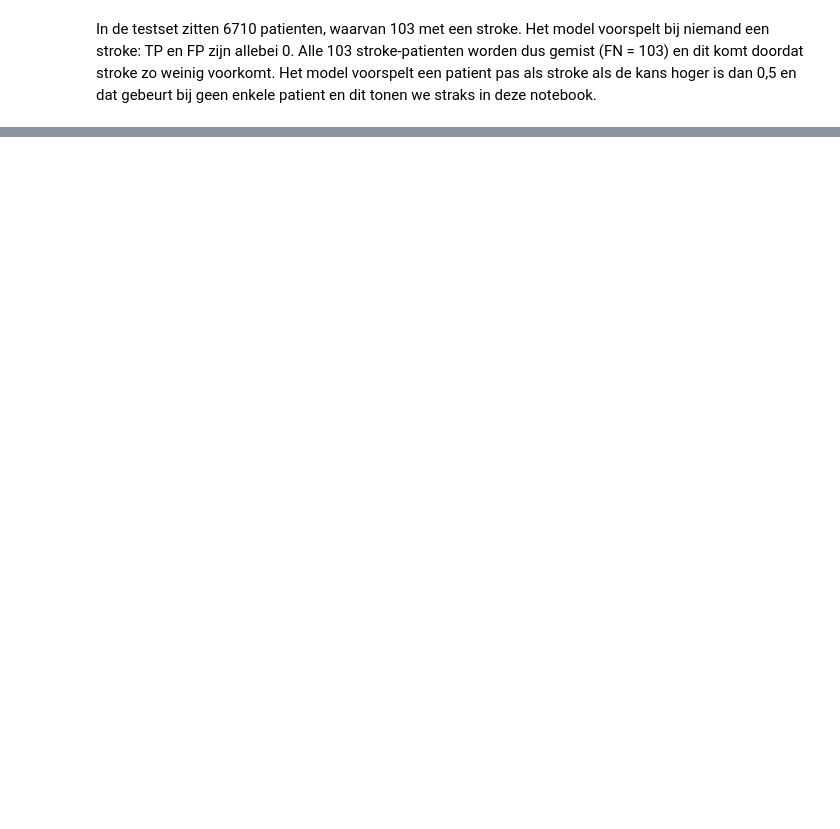
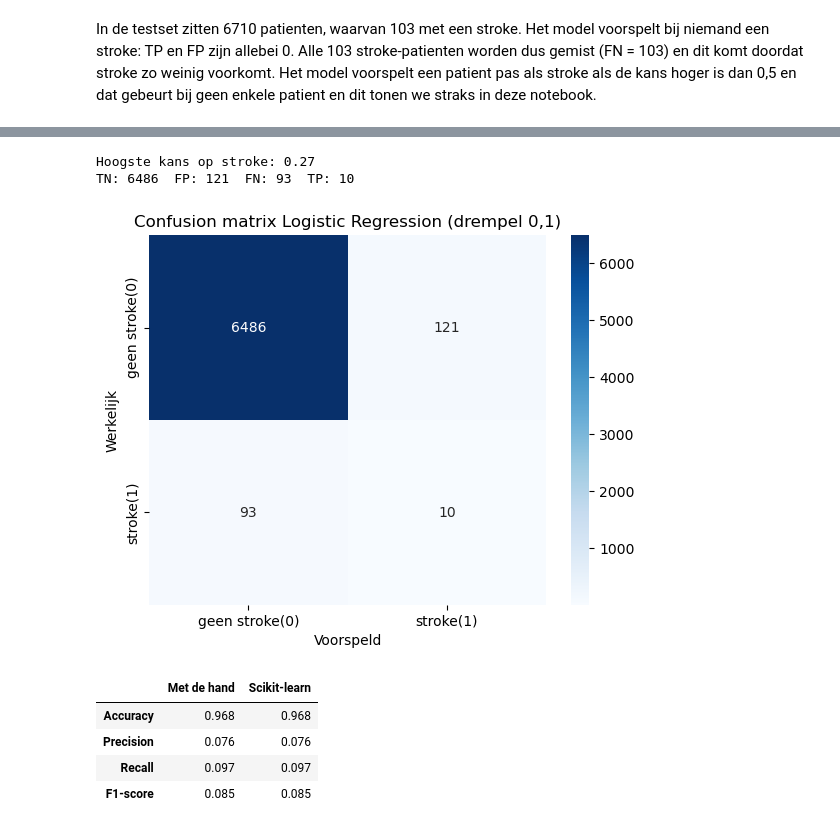
Before and after one commit to AlishaSR2k5/Machine-Learning-Portfolio-1, a Jupyter notebook: portfolio_opdracht_stroke.ipynb, the cells around one changed output, grey strips where cells are left out. Drawn from its saved outputs; the diff is of its cells as text; code cells hidden in the pictures; blank space fills up the shorter version.

```diff
--- a/portfolio_opdracht_stroke.ipynb
+++ b/portfolio_opdracht_stroke.ipynb
@@ -512,0 +592,30 @@ In de testset zitten 6710 patienten, waarvan 103 met een stroke. Het model voors
+# %%
+# hoogste kans op stroke die het model aan een patient geeft
+print("Hoogste kans op stroke:", round(y_kans.max(), 3))
+
+# drempel verlagen van 0,5 naar 0,1
+y_pred_drempel = (y_kans >= 0.1).astype(int)
+
+# nieuwe confusion matrix en de vier getallen
+cm_drempel = confusion_matrix(y_test, y_pred_drempel)
+tn2, fp2, fn2, tp2 = cm_drempel.ravel()
+print("TN:", tn2, " FP:", fp2, " FN:", fn2, " TP:", tp2)
+
+confusion_matrix_heatmap(cm_drempel,
+                       "Confusion matrix Logistic Regression (drempel 0,1)")
+
+# weer zelf uitgerekend naast scikit-learn
+vergelijking_drempel = pd.DataFrame({
+    "Met de hand": metrics_met_de_hand(tn2, fp2, fn2, tp2),
+    "Scikit-learn": bereken_metrics(y_test, y_pred_drempel),
+})
+vergelijking_drempel
+# %% [output]
+Hoogste kans op stroke: 0.27
+TN: 6486  FP: 121  FN: 93  TP: 10
+[figure, added]
+|  | Met de hand | Scikit-learn |
+| Accuracy | 0.968 | 0.968 |
+| Precision | 0.076 | 0.076 |
+| Recall | 0.097 | 0.097 |
+| F1-score | 0.085 | 0.085 |
```
Also changed, not shown: parts of 13 cells of this notebook.
